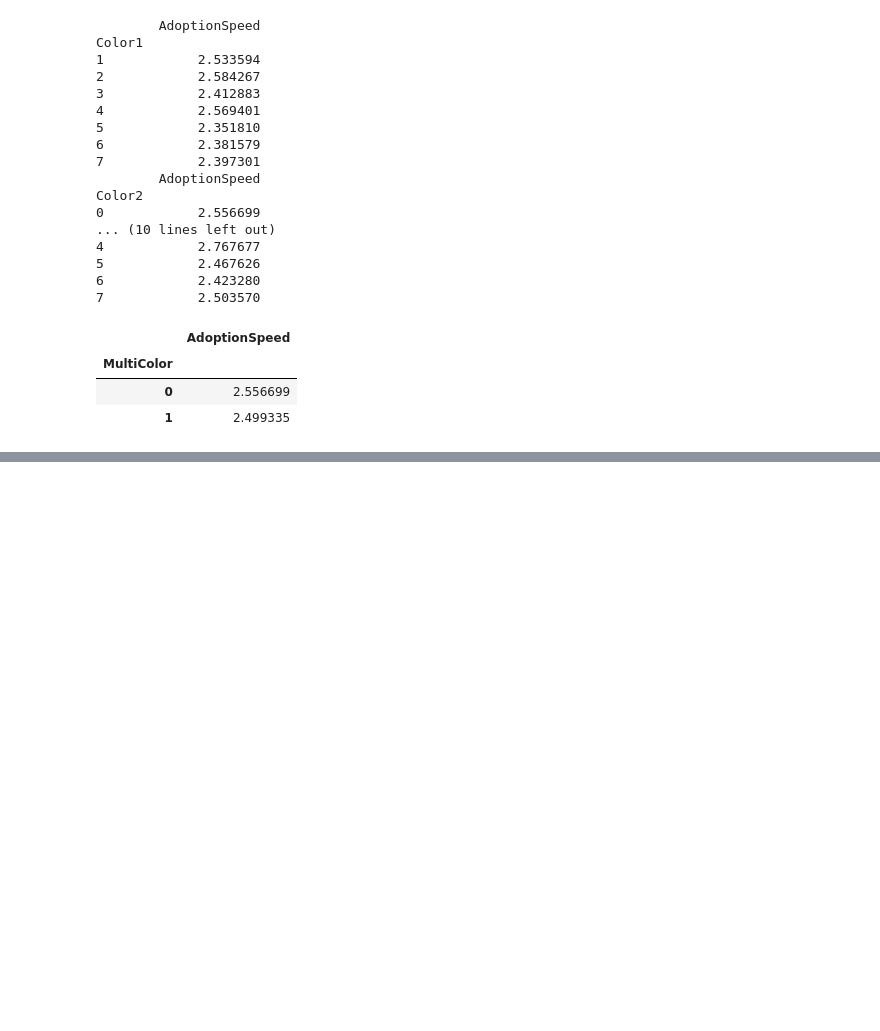
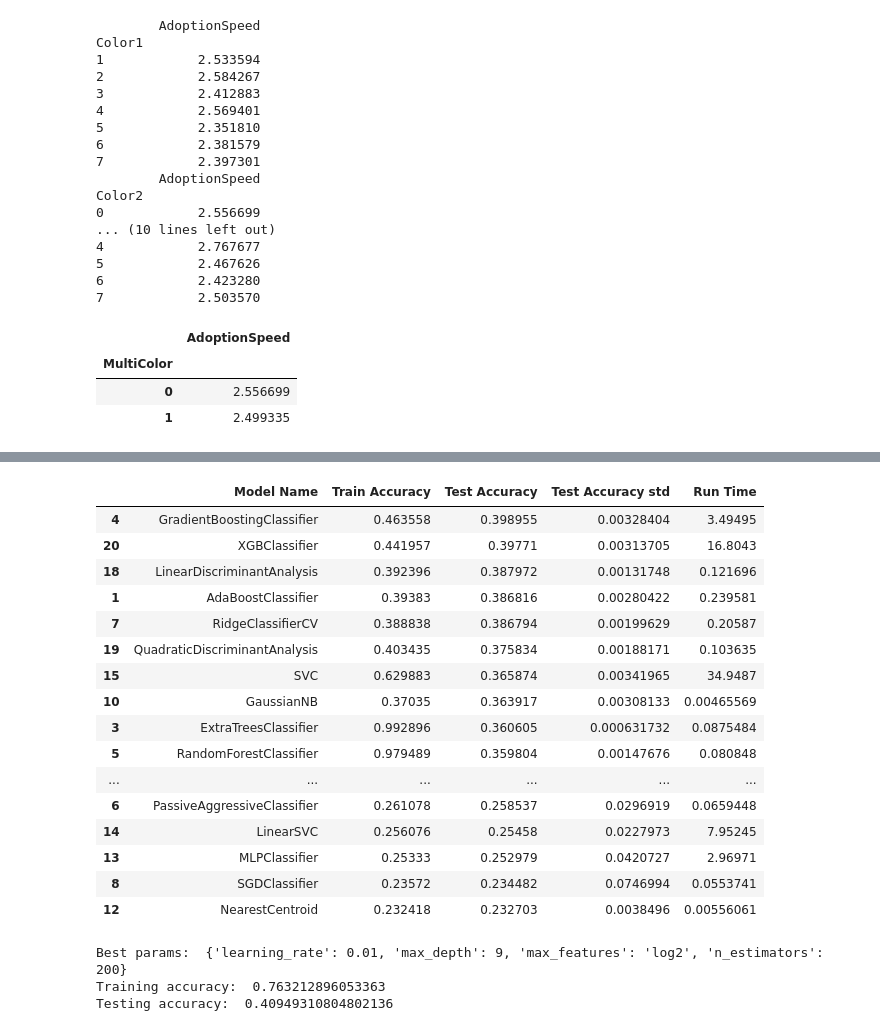
Before and after one commit to jasonnguyen3697/Adoption_prediction, a Jupyter notebook: Kernel.ipynb, the cells around one changed output, grey strips where cells are left out. Cells and saved outputs as stored; diff of their text form; code cells hidden in the pictures; blank space fills up the shorter version.

Commit message:
finished gradient boosting model

```diff
--- a/Kernel.ipynb
+++ b/Kernel.ipynb
@@ -802,13 +792,15 @@ array(['Type', 'Name', 'Age', 'Breed1', 'Breed2', 'Gender', 'Color1',
 removeCol = ['Name', 'Age', 'Fee', 'RescuerID', 'VideoAmt', 'PhotoAmt', 'Description', 'PetID', 'AgeBin', 'magnitude', 'score', 'free', 'Quantity', ]
 
 X_train = train.drop(removeCol, axis=1).drop('AdoptionSpeed', axis=1)
-Y_train = train['AdoptionSpeed'].to_numpy().reshape((-1, 1))
+Y_train_org = train['AdoptionSpeed']#.to_numpy().reshape((-1, 1))
 
 X_test = test.drop(removeCol, axis=1)
+X_test_id = test['PetID']
 
 print(X_train[:10])
-print(Y_train[:10])
+print(Y_train_org[:10])
 print(X_test[:10])
+print(X_test_id[:10])
 # %% [output]
    Type  Breed1  Breed2  Gender  Color1  Color2  Color3  MaturitySize  \
 0     2     299       0       1       1       7       0             1
@@ -832,0 +847,3 @@ submission.head()
+# %%
+# create cross-validation split
+cv_split = model_selection.StratifiedShuffleSplit(n_splits=10, test_size = 0.3, train_size = 0.6, random_state = 0) # only use 90% to cross-validate
@@ -832,0 +916,40 @@ submission.head()
+# %%
+# run models to compare accuracy
+
+Model_compare = pd.DataFrame(columns = ['Model Name', 'Train Accuracy', 'Test Accuracy', 'Test Accuracy std', 'Run Time'])
+row = 0
+
+for alg in Model:
+    Model_name = alg.__class__.__name__
+    Model_compare.loc[row, 'Model Name'] = Model_name
+
+    cv_results = model_selection.cross_validate(alg, X=X_train, y=Y_train_org, scoring='accuracy', cv=cv_split, n_jobs=-1, return_train_score=True)
+
+    Model_compare.loc[row, 'Train Accuracy'] = np.mean(cv_results['train_score'])
+    Model_compare.loc[row, 'Test Accuracy'] = np.mean(cv_results['test_score'])
+    Model_compare.loc[row, 'Test Accuracy std'] = np.std(cv_results['train_score'])
+    Model_compare.loc[row, 'Run Time'] = np.mean(cv_results['fit_time'])
+
+    row = row + 1
+
+Model_compare.sort_values(by='Test Accuracy', ascending=False, inplace=True)
+# %%
+Model_compare
+# %% [output]
+|  | Model Name | Train Accuracy | Test Accuracy | Test Accuracy std | Run Time |
+| 4 | GradientBoostingClassifier | 0.463558 | 0.398955 | 0.00328404 | 3.49495 |
+| 20 | XGBClassifier | 0.441957 | 0.39771 | 0.00313705 | 16.8043 |
+| 18 | LinearDiscriminantAnalysis | 0.392396 | 0.387972 | 0.00131748 | 0.121696 |
+| 1 | AdaBoostClassifier | 0.39383 | 0.386816 | 0.00280422 | 0.239581 |
+| 7 | RidgeClassifierCV | 0.388838 | 0.386794 | 0.00199629 | 0.20587 |
+| 19 | QuadraticDiscriminantAnalysis | 0.403435 | 0.375834 | 0.00188171 | 0.103635 |
+| 15 | SVC | 0.629883 | 0.365874 | 0.00341965 | 34.9487 |
+| 10 | GaussianNB | 0.37035 | 0.363917 | 0.00308133 | 0.00465569 |
+| 3 | ExtraTreesClassifier | 0.992896 | 0.360605 | 0.000631732 | 0.0875484 |
+| 5 | RandomForestClassifier | 0.979489 | 0.359804 | 0.00147676 | 0.080848 |
+| ... | ... | ... | ... | ... | ... |
+| 6 | PassiveAggressiveClassifier | 0.261078 | 0.258537 | 0.0296919 | 0.0659448 |
+| 14 | LinearSVC | 0.256076 | 0.25458 | 0.0227973 | 7.95245 |
+| 13 | MLPClassifier | 0.25333 | 0.252979 | 0.0420727 | 2.96971 |
+| 8 | SGDClassifier | 0.23572 | 0.234482 | 0.0746994 | 0.0553741 |
+| 12 | NearestCentroid | 0.232418 | 0.232703 | 0.0038496 | 0.00556061 |
@@ -832,0 +1000,21 @@ submission.head()
+# %%
+# set up grid search
+gradientBoosting = ensemble.GradientBoostingClassifier()
+
+gridSearch = model_selection.GridSearchCV(gradientBoosting, param_grid=grid_param[0], scoring='accuracy', n_jobs=-1, cv=cv_split, return_train_score=True)
+
+gridSearch.fit(X_rfe_train, Y_train_org)
+
+print('Best params: ', gridSearch.best_params_)
+print('Training accuracy: ', gridSearch.cv_results_['mean_train_score'][gridSearch.best_index_])
+print('Testing accuracy: ', gridSearch.cv_results_['mean_test_score'][gridSearch.best_index_])
+
+Best_model_compare.loc[0, 'Model Name'] = gradientBoosting.__class__.__name__
+Best_model_compare.loc[0, 'Train Accuracy'] = gridSearch.cv_results_['mean_train_score'][gridSearch.best_index_]
+Best_model_compare.loc[0, 'Test Accuracy'] = gridSearch.cv_results_['mean_test_score'][gridSearch.best_index_]
+Best_model_compare.loc[0, 'Test Accuracy std'] = gridSearch.cv_results_['std_test_score'][gridSearch.best_index_]
+Best_model_compare.loc[0, 'Run Time'] = gridSearch.cv_results_['mean_fit_time'][gridSearch.best_index_]
+# %% [output]
+Best params:  {'learning_rate': 0.01, 'max_depth': 9, 'max_features': 'log2', 'n_estimators': 200}
+Training accuracy:  0.763212896053363
+Testing accuracy:  0.40949310804802136
```
Also changed, not shown: parts of 27 cells of this notebook.
